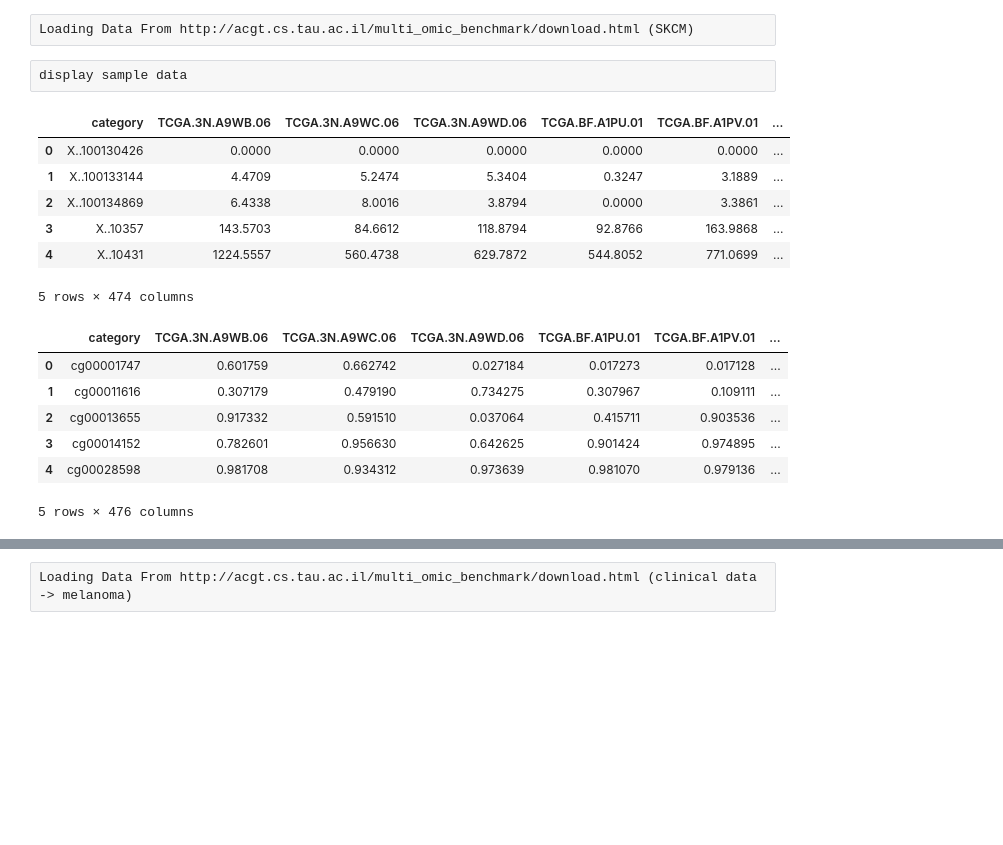
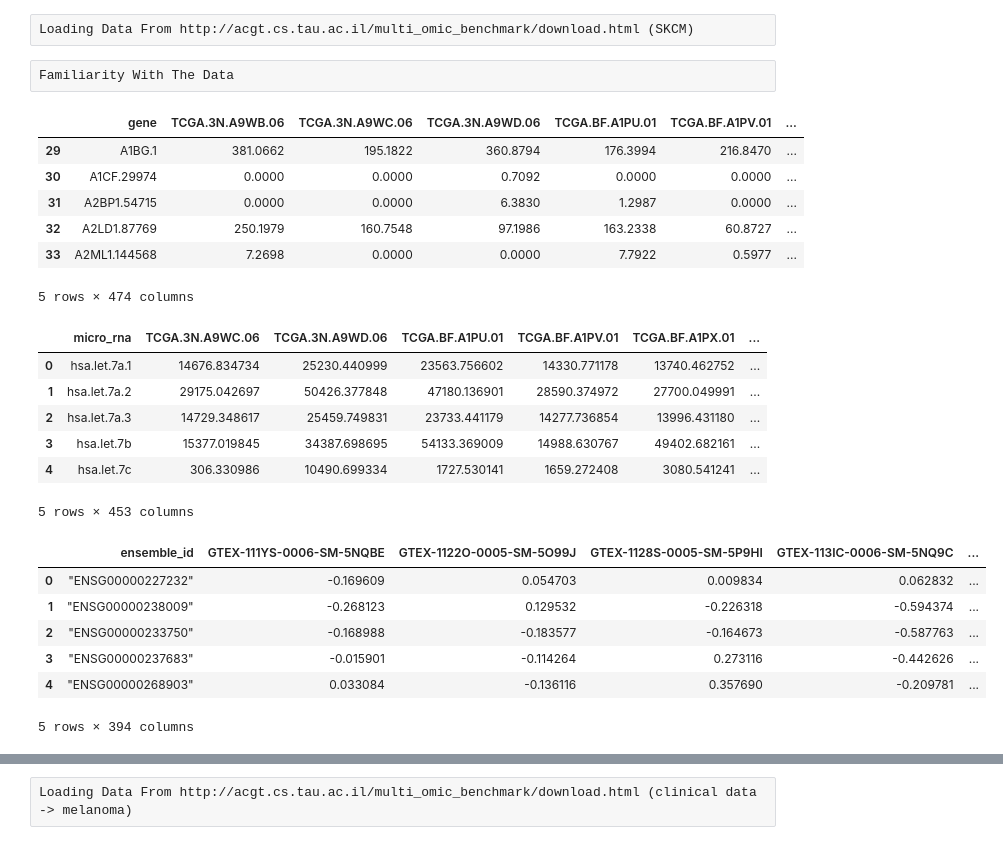
Before and after one commit to OfirKatz1/acgt_melanoma, a Jupyter notebook: DataExplorationSadna.ipynb, the cells around one changed output, grey strips where cells are left out. Drawn from its saved outputs; the diff is of its cells as text; code cells hidden in the pictures; blank space fills up the shorter version.

```diff
--- a/DataExplorationSadna.ipynb
+++ b/DataExplorationSadna.ipynb
@@ -50,25 +100,35 @@ dataframes['survival'] = survival
-# %% [raw]
-display sample data
+# %% [raw]
+Familiarity With The Data
 # %%
 # sample exp data
-dataframes['exp'].head()
+dataframes['gene_data'].head()
 # %% [output]
-|  | category | TCGA.3N.A9WB.06 | TCGA.3N.A9WC.06 | TCGA.3N.A9WD.06 | TCGA.BF.A1PU.01 | TCGA.BF.A1PV.01 | ... |
-| 0 | X..100130426 | 0.0000 | 0.0000 | 0.0000 | 0.0000 | 0.0000 | ... |
-| 1 | X..100133144 | 4.4709 | 5.2474 | 5.3404 | 0.3247 | 3.1889 | ... |
-| 2 | X..100134869 | 6.4338 | 8.0016 | 3.8794 | 0.0000 | 3.3861 | ... |
-| 3 | X..10357 | 143.5703 | 84.6612 | 118.8794 | 92.8766 | 163.9868 | ... |
-| 4 | X..10431 | 1224.5557 | 560.4738 | 629.7872 | 544.8052 | 771.0699 | ... |
+|  | gene | TCGA.3N.A9WB.06 | TCGA.3N.A9WC.06 | TCGA.3N.A9WD.06 | TCGA.BF.A1PU.01 | TCGA.BF.A1PV.01 | ... |
+| 29 | A1BG.1 | 381.0662 | 195.1822 | 360.8794 | 176.3994 | 216.8470 | ... |
+| 30 | A1CF.29974 | 0.0000 | 0.0000 | 0.7092 | 0.0000 | 0.0000 | ... |
+| 31 | A2BP1.54715 | 0.0000 | 0.0000 | 6.3830 | 1.2987 | 0.0000 | ... |
+| 32 | A2LD1.87769 | 250.1979 | 160.7548 | 97.1986 | 163.2338 | 60.8727 | ... |
+| 33 | A2ML1.144568 | 7.2698 | 0.0000 | 0.0000 | 7.7922 | 0.5977 | ... |
 5 rows × 474 columns
 # %%
-# sample methy data
-dataframes['methy'].head()
+# sample mirna data
+dataframes['micro_rna_data'].head()
 # %% [output]
-|  | category | TCGA.3N.A9WB.06 | TCGA.3N.A9WC.06 | TCGA.3N.A9WD.06 | TCGA.BF.A1PU.01 | TCGA.BF.A1PV.01 | ... |
-| 0 | cg00001747 | 0.601759 | 0.662742 | 0.027184 | 0.017273 | 0.017128 | ... |
-| 1 | cg00011616 | 0.307179 | 0.479190 | 0.734275 | 0.307967 | 0.109111 | ... |
-| 2 | cg00013655 | 0.917332 | 0.591510 | 0.037064 | 0.415711 | 0.903536 | ... |
-| 3 | cg00014152 | 0.782601 | 0.956630 | 0.642625 | 0.901424 | 0.974895 | ... |
-| 4 | cg00028598 | 0.981708 | 0.934312 | 0.973639 | 0.981070 | 0.979136 | ... |
+|  | micro_rna | TCGA.3N.A9WC.06 | TCGA.3N.A9WD.06 | TCGA.BF.A1PU.01 | TCGA.BF.A1PV.01 | TCGA.BF.A1PX.01 | ... |
+| 0 | hsa.let.7a.1 | 14676.834734 | 25230.440999 | 23563.756602 | 14330.771178 | 13740.462752 | ... |
+| 1 | hsa.let.7a.2 | 29175.042697 | 50426.377848 | 47180.136901 | 28590.374972 | 27700.049991 | ... |
+| 2 | hsa.let.7a.3 | 14729.348617 | 25459.749831 | 23733.441179 | 14277.736854 | 13996.431180 | ... |
+| 3 | hsa.let.7b | 15377.019845 | 34387.698695 | 54133.369009 | 14988.630767 | 49402.682161 | ... |
+| 4 | hsa.let.7c | 306.330986 | 10490.699334 | 1727.530141 | 1659.272408 | 3080.541241 | ... |
-5 rows × 476 columns
+5 rows × 453 columns
+# %%
+dataframes['gtex_data'].head()
+# %% [output]
+|  | ensemble_id | GTEX-111YS-0006-SM-5NQBE | GTEX-1122O-0005-SM-5O99J | GTEX-1128S-0005-SM-5P9HI | GTEX-113IC-0006-SM-5NQ9C | ... |
+| 0 | "ENSG00000227232" | -0.169609 | 0.054703 | 0.009834 | 0.062832 | ... |
+| 1 | "ENSG00000238009" | -0.268123 | 0.129532 | -0.226318 | -0.594374 | ... |
+| 2 | "ENSG00000233750" | -0.168988 | -0.183577 | -0.164673 | -0.587763 | ... |
+| 3 | "ENSG00000237683" | -0.015901 | -0.114264 | 0.273116 | -0.442626 | ... |
+| 4 | "ENSG00000268903" | 0.033084 | -0.136116 | 0.357690 | -0.209781 | ... |
+5 rows × 394 columns
 # %%
```
Also changed, not shown: parts of 12 cells of this notebook, 1 other file.
